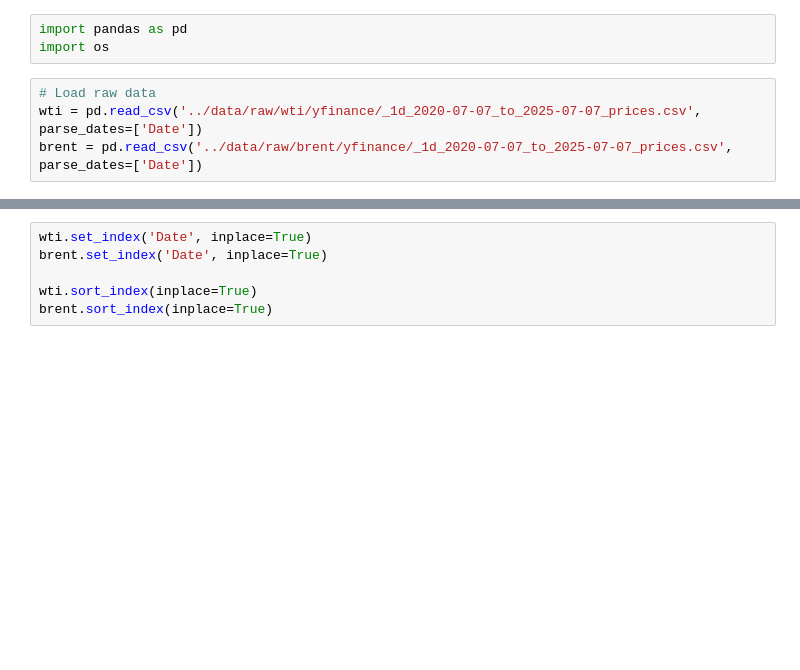
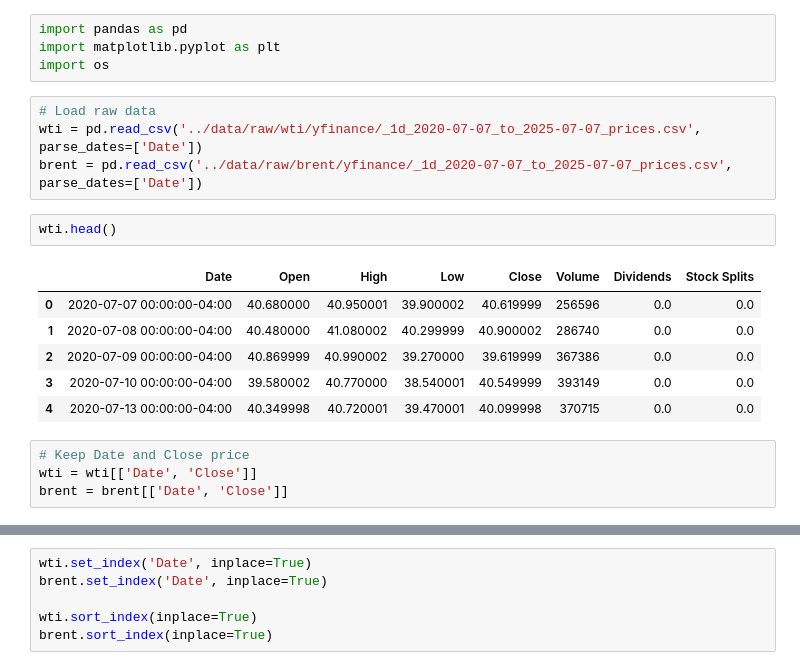
Before and after one commit to philotg/wti-brent-risk-model, a Jupyter notebook: notebooks/data_cleaning.ipynb, the cells around one changed output, grey strips where cells are left out. Drawn from its saved outputs; the diff is of its cells as text; blank space fills up the shorter version.

```diff
--- a/notebooks/data_cleaning.ipynb
+++ b/notebooks/data_cleaning.ipynb
@@ -1,7 +1,21 @@
 # %%
 import pandas as pd
+import matplotlib.pyplot as plt
 import os
 # %%
 # Load raw data
 wti = pd.read_csv('../data/raw/wti/yfinance/_1d_2020-07-07_to_2025-07-07_prices.csv', parse_dates=['Date'])
 brent = pd.read_csv('../data/raw/brent/yfinance/_1d_2020-07-07_to_2025-07-07_prices.csv', parse_dates=['Date'])
+# %%
+wti.head()
+# %% [output]
+|  | Date | Open | High | Low | Close | Volume | Dividends | Stock Splits |
+| 0 | 2020-07-07 00:00:00-04:00 | 40.680000 | 40.950001 | 39.900002 | 40.619999 | 256596 | 0.0 | 0.0 |
+| 1 | 2020-07-08 00:00:00-04:00 | 40.480000 | 41.080002 | 40.299999 | 40.900002 | 286740 | 0.0 | 0.0 |
+| 2 | 2020-07-09 00:00:00-04:00 | 40.869999 | 40.990002 | 39.270000 | 39.619999 | 367386 | 0.0 | 0.0 |
+| 3 | 2020-07-10 00:00:00-04:00 | 39.580002 | 40.770000 | 38.540001 | 40.549999 | 393149 | 0.0 | 0.0 |
+| 4 | 2020-07-13 00:00:00-04:00 | 40.349998 | 40.720001 | 39.470001 | 40.099998 | 370715 | 0.0 | 0.0 |
+# %%
+# Keep Date and Close price
+wti = wti[['Date', 'Close']]
+brent = brent[['Date', 'Close']]
```
Also changed, not shown: parts of 15 cells of this notebook.
